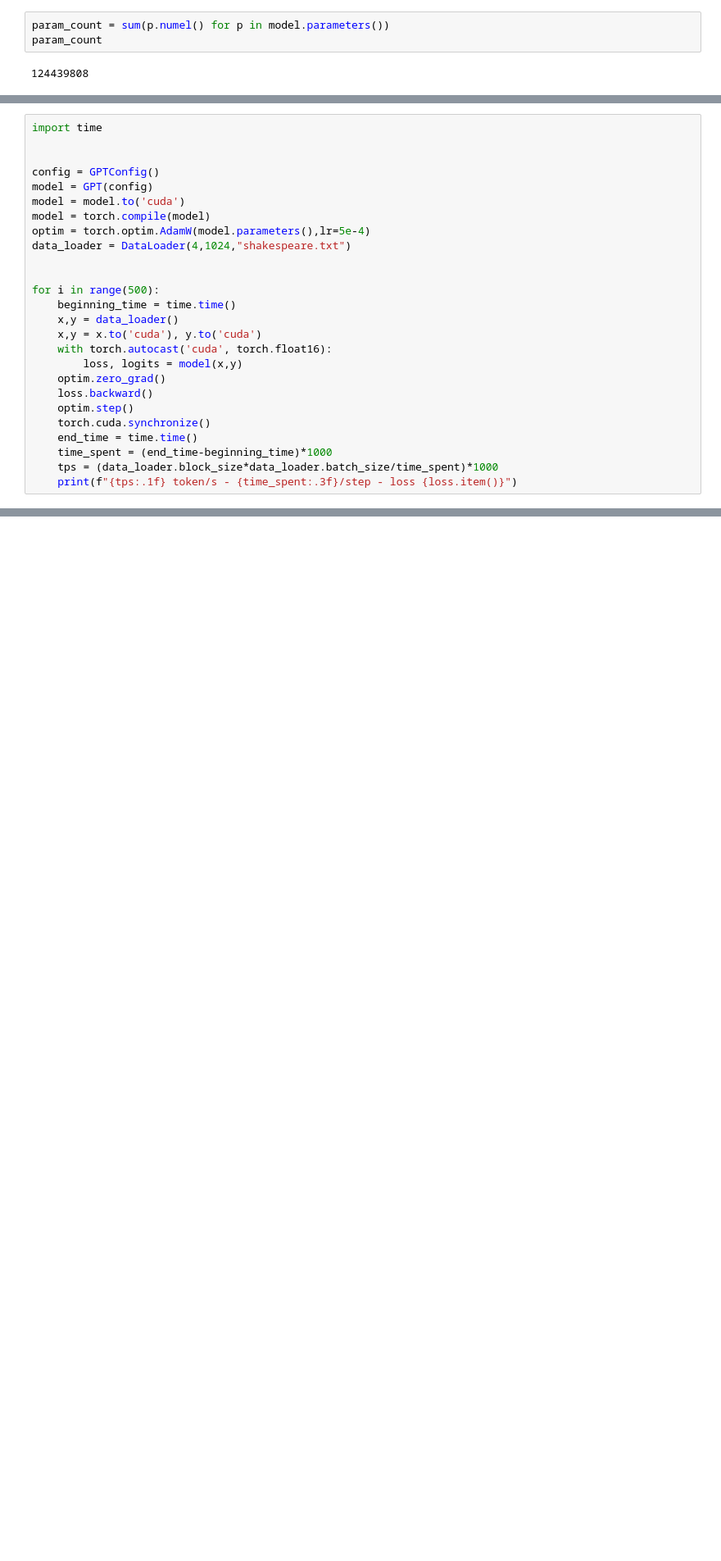
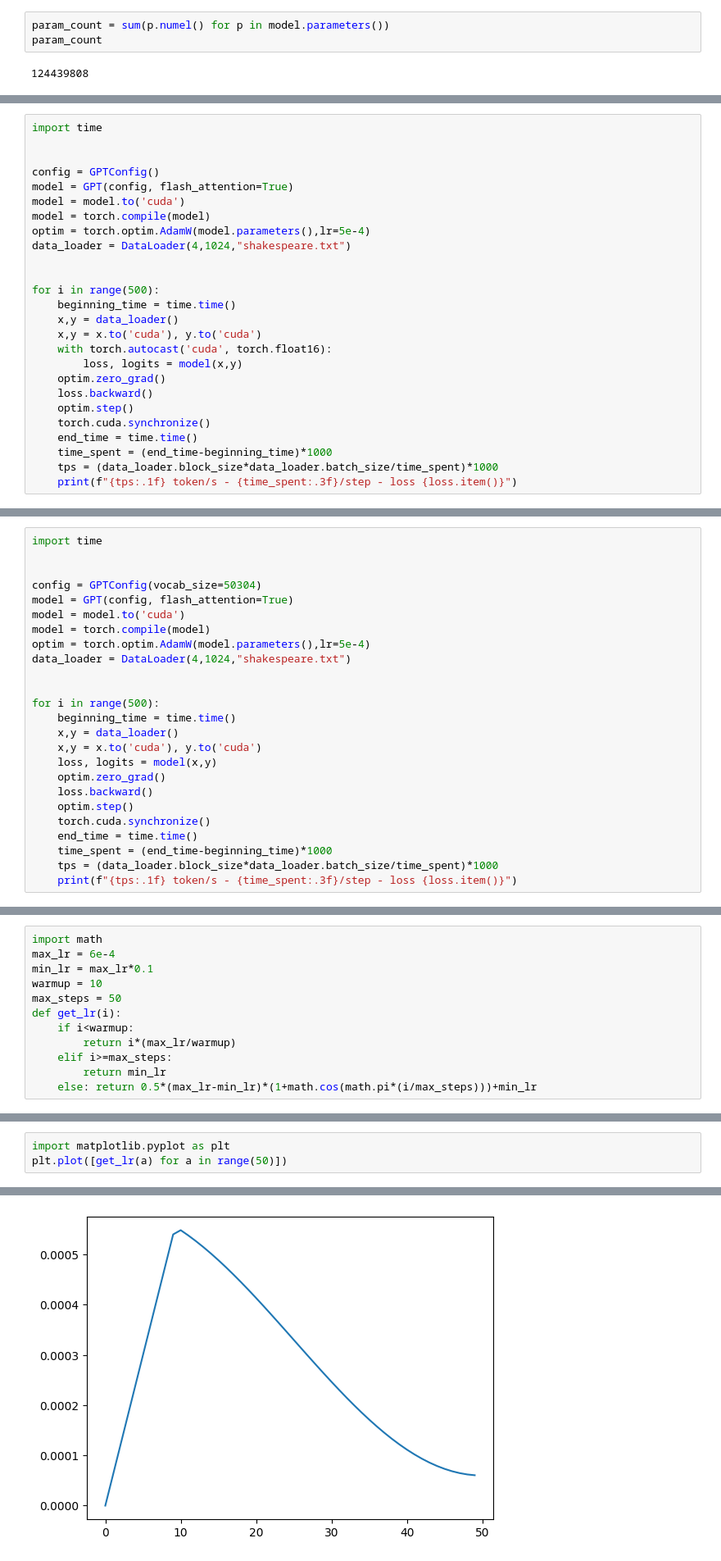
Before and after one commit to toprakcan17/yz50, a Jupyter notebook: 11. Hafta/tasks.ipynb, the cells around one changed output, grey strips where cells are left out. Shown at 82% size. Cells and saved outputs as stored; diff of their text form; blank space fills up the shorter version.

```diff
--- a/11. Hafta/tasks.ipynb
+++ b/11. Hafta/tasks.ipynb
@@ -208,7 +226,7 @@ import time
 
 
 config = GPTConfig()
-model = GPT(config)
+model = GPT(config, flash_attention=True)
 model = model.to('cuda')
 model = torch.compile(model)
 optim = torch.optim.AdamW(model.parameters(),lr=5e-4)
@@ -445,0 +343,25 @@ KeyboardInterrupt:
+# %%
+import time
+
+
+config = GPTConfig(vocab_size=50304)
+model = GPT(config, flash_attention=True)
+model = model.to('cuda')
+model = torch.compile(model)
+optim = torch.optim.AdamW(model.parameters(),lr=5e-4)
+data_loader = DataLoader(4,1024,"shakespeare.txt")
+
+
+for i in range(500):
+    beginning_time = time.time()
+    x,y = data_loader()
+    x,y = x.to('cuda'), y.to('cuda')
+    loss, logits = model(x,y)
+    optim.zero_grad()
+    loss.backward()
+    optim.step()
+    torch.cuda.synchronize()
+    end_time = time.time()
+    time_spent = (end_time-beginning_time)*1000
+    tps = (data_loader.block_size*data_loader.batch_size/time_spent)*1000
+    print(f"{tps:.1f} token/s - {time_spent:.3f}/step - loss {loss.item()}")
@@ -445,0 +379,12 @@ KeyboardInterrupt:
+# %%
+import math
+max_lr = 6e-4
+min_lr = max_lr*0.1
+warmup = 10
+max_steps = 50
+def get_lr(i):
+    if i<warmup:
+        return i*(max_lr/warmup)
+    elif i>=max_steps:
+        return min_lr
+    else: return 0.5*(max_lr-min_lr)*(1+math.cos(math.pi*(i/max_steps)))+min_lr
@@ -445,0 +565,4 @@ KeyboardInterrupt:
+# %%
+import matplotlib.pyplot as plt
+plt.plot([get_lr(a) for a in range(50)])
+# %% [output]
@@ -445,0 +570 @@ KeyboardInterrupt:
+[figure, added]
```
Also changed, not shown: parts of 19 cells of this notebook, 1 other file.
